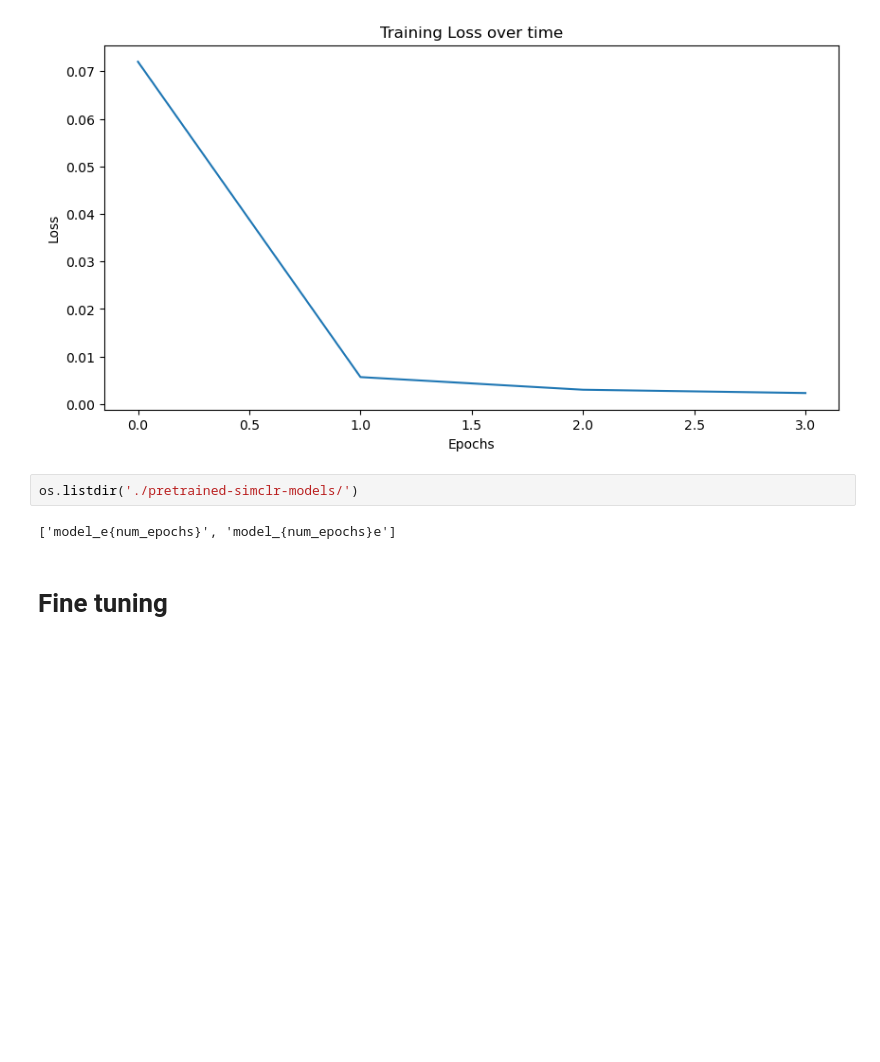
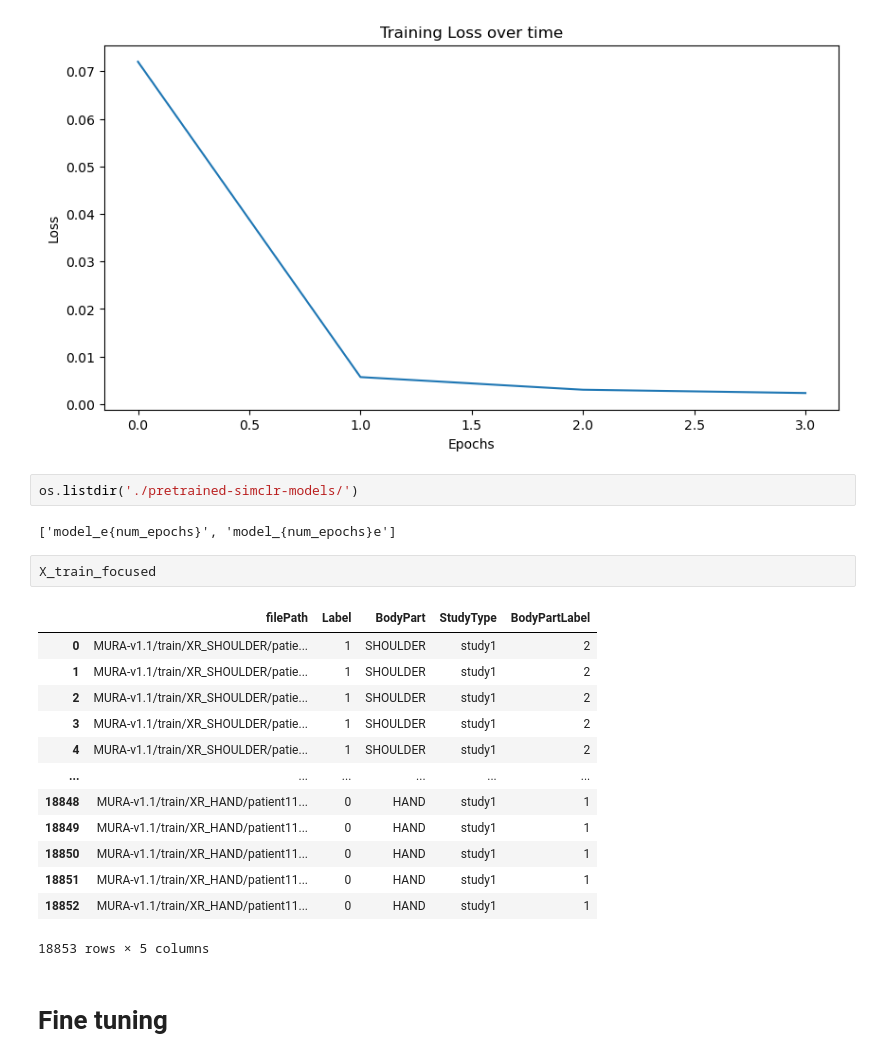
Before and after one commit to DanielFadlon/helthcare-bone-fractures, a Jupyter notebook: bone-fractures.ipynb, the cells around one changed output. Cells and saved outputs as stored; diff of their text form; blank space fills up the shorter version.

```diff
--- a/bone-fractures.ipynb
+++ b/bone-fractures.ipynb
@@ -508,5 +520,21 @@ for losses in model_losses_lst:
 os.listdir('./pretrained-simclr-models/')
 # %% [output]
 ['model_e{num_epochs}', 'model_{num_epochs}e']
+# %%
+X_train_focused
+# %% [output]
+|  | filePath | Label | BodyPart | StudyType | BodyPartLabel |
+| 0 | MURA-v1.1/train/XR_SHOULDER/patie... | 1 | SHOULDER | study1 | 2 |
+| 1 | MURA-v1.1/train/XR_SHOULDER/patie... | 1 | SHOULDER | study1 | 2 |
+| 2 | MURA-v1.1/train/XR_SHOULDER/patie... | 1 | SHOULDER | study1 | 2 |
+| 3 | MURA-v1.1/train/XR_SHOULDER/patie... | 1 | SHOULDER | study1 | 2 |
+| 4 | MURA-v1.1/train/XR_SHOULDER/patie... | 1 | SHOULDER | study1 | 2 |
+| ... | ... | ... | ... | ... | ... |
+| 18848 | MURA-v1.1/train/XR_HAND/patient11... | 0 | HAND | study1 | 1 |
+| 18849 | MURA-v1.1/train/XR_HAND/patient11... | 0 | HAND | study1 | 1 |
+| 18850 | MURA-v1.1/train/XR_HAND/patient11... | 0 | HAND | study1 | 1 |
+| 18851 | MURA-v1.1/train/XR_HAND/patient11... | 0 | HAND | study1 | 1 |
+| 18852 | MURA-v1.1/train/XR_HAND/patient11... | 0 | HAND | study1 | 1 |
+18853 rows × 5 columns
 # %% [markdown]
 # Fine tuning
```
Also changed, not shown: parts of 24 cells of this notebook.
